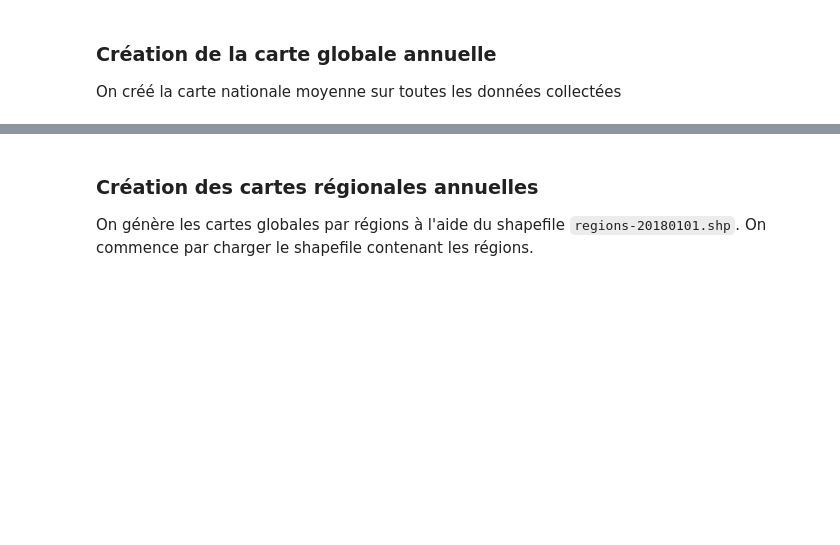
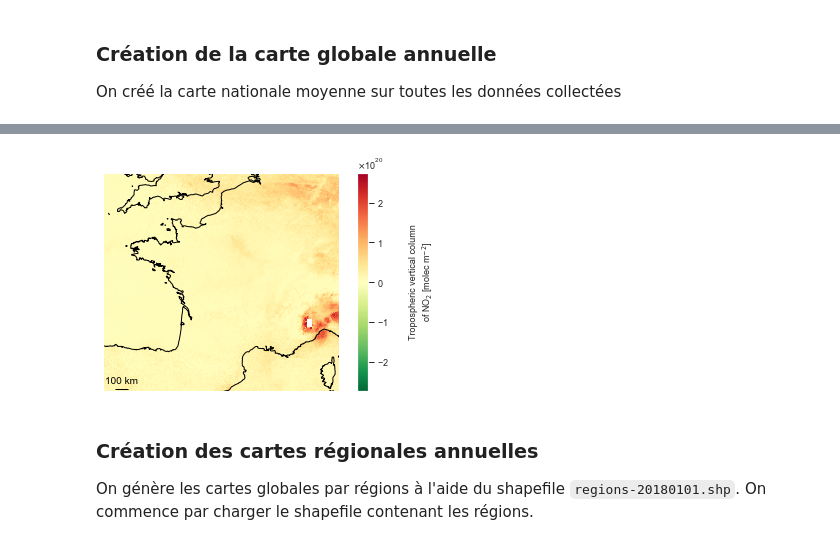
Before and after one commit to bilelomrani1/s5p-analysis, a Jupyter notebook: S5P-Plots.ipynb, the cells around one changed output, grey strips where cells are left out. Drawn from its saved outputs; the diff is of its cells as text; code cells hidden in the pictures; blank space fills up the shorter version.

```diff
--- a/S5P-Plots.ipynb
+++ b/S5P-Plots.ipynb
@@ -29,8 +26,7 @@ xr.set_options(keep_attrs=True)
 Exploration et visualisation de la couche NO2.
 # %%
 # Import de la base NO2
-DS = xr.open_dataset('R:/AirPollution/processed/processed__NO2___/NO2___30-4-2018__9-7-2019.nc',
-                     chunks={'time': 100})
+DS = xr.open_dataset('processed/processed__NO2___/NO2___1-1-2019__1-1-2019.nc')
 
 # Affichage de la base
 DS
@@ -58 +55,3 @@ Data variables:
+# %%
+DS = DS.resample(time='1D').mean(dim='time')
 # %% [markdown]
@@ -103,6 +95,7 @@ import matplotlib.pyplot as plt
 import matplotlib.colors as colors
 import matplotlib.dates as mdates
 import matplotlib.ticker as mticker
+from mpl_toolkits.axes_grid1.anchored_artists import AnchoredSizeBar
 import seaborn as sns;sns.set()
 import cartopy.crs as ccrs
 %matplotlib inline
@@ -110,17 +103,13 @@ import cartopy.crs as ccrs
 # Properties
 COLOR_PALETTE = plt.cm.RdYlGn_r
 PROJECTION = ccrs.Mercator()
-FIG_SIZE = (4,4)
-
-# Colorbar
-COLORBAR_LOCATION = (1.1, 0.05)
-COLORBAR_HEIGHT = 0.9
-COLORBAR_WIDTH = 0.03
 
 # Scalebar
-SCALEBAR_LENGTH = 100
-SCALEBAR_WIDTH = 0.6
-SCALEBAR_LOCATION = (0.2, 0.05)
+SCALEBAR_LENGTH = 100000   # in meters
+SCALEBAR_UNIT = 'km'
+NUMBER_METERS_PER_UNIT = 1000
+SCALEBAR_LOCATION = 'lower left'
+SCALEBAR_SEP = 3
 
 # Font sizes
 SMALL_SIZE = 6
@@ -158,3 +130,54 @@ plt.savefig("{folder_plots}/france_global_NO2.{format}".format(folder_plots=fold
+# %%
+FIGSIZE = 4
+
+# Moyenne temporelle
+data = DS.mean(dim='time')
+
+# Création du canevas
+fig = plt.figure(figsize=(FIGSIZE*data.dims['longitude'] / data.dims['latitude'], FIGSIZE))
+ax = plt.axes(projection=PROJECTION)
+ax.outline_patch.set_edgecolor('white')
+
+# Ajout du pcolormesh
+p = data[VARIABLE].plot(
+        ax=ax,
+        transform=ccrs.PlateCarree(),
+        cmap=COLOR_PALETTE,
+        norm=colors.LogNorm()
+    )
+
+# Add scale bar
+scalebar = AnchoredSizeBar(ax.transData,
+                           SCALEBAR_LENGTH,
+                           '{length} {unit}'.format(length=int(SCALEBAR_LENGTH/NUMBER_METERS_PER_UNIT),
+                                                    unit=SCALEBAR_UNIT),
+                           SCALEBAR_LOCATION,
+                           pad=0.1,
+                           sep=SCALEBAR_SEP,
+                           color='black',
+                           label_top=True,
+                           frameon=False)
+ax.add_artist(scalebar)
+
+# Re-fit axis extent
+ax.set_extent([data.longitude.min(), data.longitude.max(), data.latitude.min(), data.latitude.max()],
+              ccrs.Geodetic())
+
+# Color bar
+p.colorbar.locator = mticker.AutoLocator()
+p.colorbar.formatter = mticker.ScalarFormatter(useMathText=True, useOffset=True)
+p.colorbar.formatter.set_scientific(True)
+p.colorbar.ax.yaxis.set_offset_position('left')
+p.colorbar.ax.yaxis.labelpad = 20
+p.colorbar.ax.yaxis.set_tick_params(width=1)
+p.colorbar.update_ticks()
+
+# Export
+plt.savefig("{folder_plots}/france_global_NO2.{format}".format(
+                folder_plots=folder_plots, format=FORMAT_EXPORT),
+            bbox_inches='tight', dpi=300)
+# %% [output]
+[figure, added]
 # %% [markdown]
 ### Création des cartes régionales annuelles
 
```
Also changed, not shown: parts of 20 cells of this notebook.
